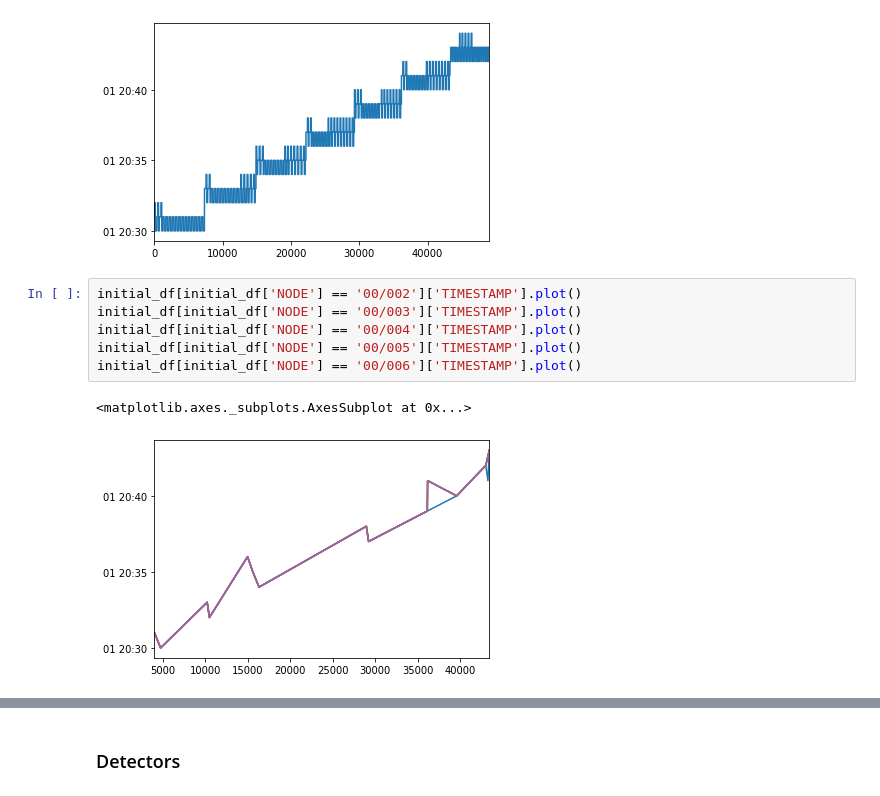
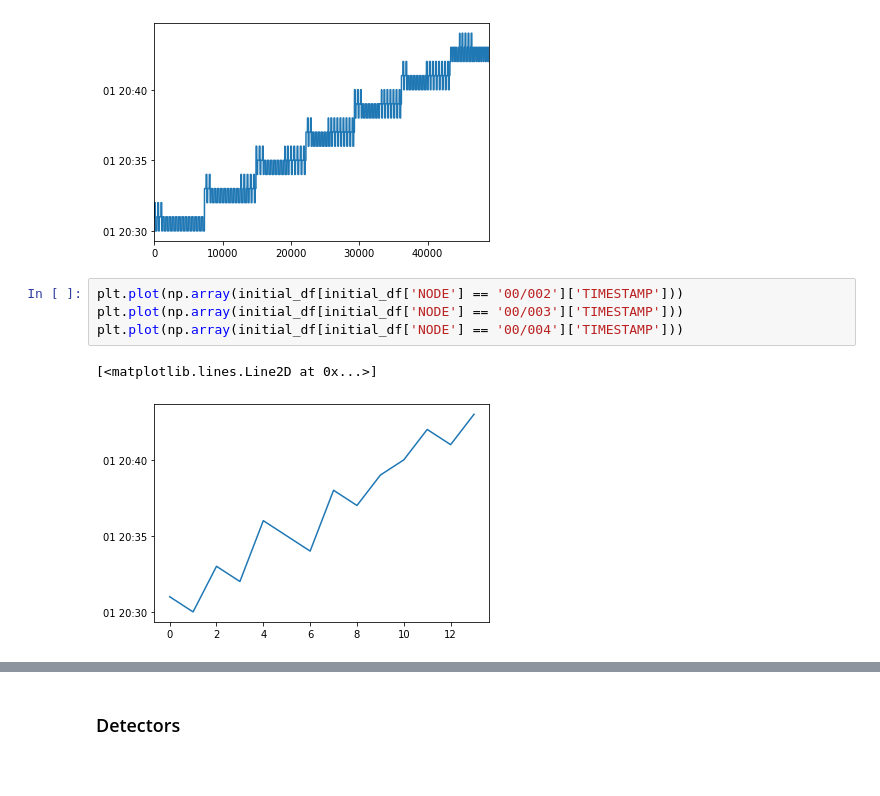
Before and after one commit to dssg/air_pollution_estimation, a Jupyter notebook: notebooks/20190611_CW_explore_TIMS.ipynb, the cells around one changed output, grey strips where cells are left out. Drawn from its saved outputs; the diff is of its cells as text.

Commit message:
corrected plotting of datetime

```diff
--- a/notebooks/20190611_CW_explore_TIMS.ipynb
+++ b/notebooks/20190611_CW_explore_TIMS.ipynb
@@ -266,11 +266,9 @@ initial_df['TIMESTAMP'].plot()
 <matplotlib.axes._subplots.AxesSubplot at 0x...>
 [figure]
 # %%
-initial_df[initial_df['NODE'] == '00/002']['TIMESTAMP'].plot()
-initial_df[initial_df['NODE'] == '00/003']['TIMESTAMP'].plot()
-initial_df[initial_df['NODE'] == '00/004']['TIMESTAMP'].plot()
-initial_df[initial_df['NODE'] == '00/005']['TIMESTAMP'].plot()
-initial_df[initial_df['NODE'] == '00/006']['TIMESTAMP'].plot()
+plt.plot(np.array(initial_df[initial_df['NODE'] == '00/002']['TIMESTAMP']))
+plt.plot(np.array(initial_df[initial_df['NODE'] == '00/003']['TIMESTAMP']))
+plt.plot(np.array(initial_df[initial_df['NODE'] == '00/004']['TIMESTAMP']))
 # %% [output]
-<matplotlib.axes._subplots.AxesSubplot at 0x...>
+[<matplotlib.lines.Line2D at 0x...>]
-[figure, old version]
+[figure, new version]
```
Also changed, not shown: parts of 2 cells of this notebook.
